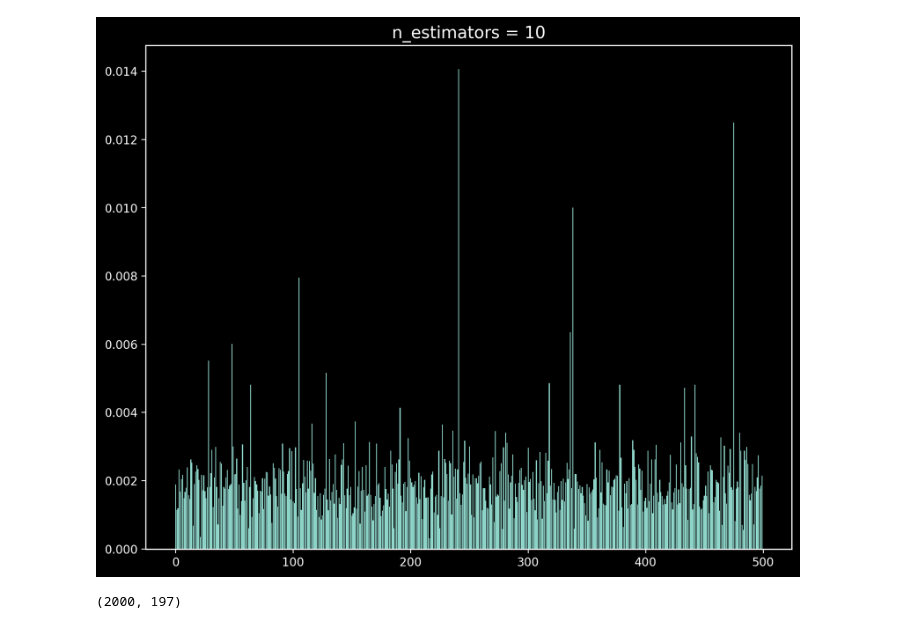
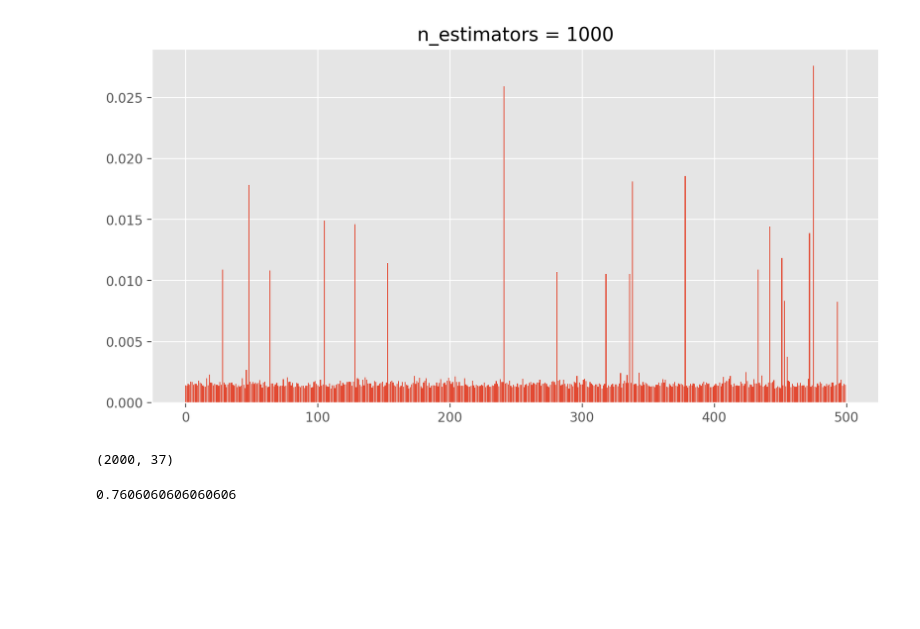
Before and after one commit to tryptofanik/feature_selection, a Jupyter notebook: Project.ipynb, the cells around one changed output. Drawn from its saved outputs; the diff is of its cells as text; code cells hidden in the pictures; blank space fills up the shorter version.

Commit message:
Added XGBoost + plots and intro and changed data loading

```diff
--- a/Project.ipynb
+++ b/Project.ipynb
@@ -1,4 +1,5 @@
 # %%
+from sklearn.model_selection import train_test_split
 import matplotlib as mpl
 import matplotlib.pyplot as plt
 from matplotlib import animation
@@ -6,44 +7,33 @@ import numpy as np
 import pandas as pd
 import io
 import requests
-mpl.rcParams['figure.figsize'] = (10,8)
+mpl.rcParams['figure.figsize'] = (10,5)
 mpl.rcParams['figure.dpi'] = 200
 mpl.rcParams['grid.color'] = 'b'
 plt.style.use(['dark_background'])
 # %%
 def read_from_url(dataset : str) -> (pd.DataFrame):
-    train_data = pd.read_csv(f'https://pages.mini.pw.edu.pl/~teisseyrep/TEACHING/AML/Project2/{dataset}_train.data', sep = ' ', header=None).iloc[:,:-1]
-    valid_data = pd.read_csv(f'https://pages.mini.pw.edu.pl/~teisseyrep/TEACHING/AML/Project2/{dataset}_valid.data', sep = ' ', header=None).iloc[:,:-1]
-    train_labels = pd.read_csv(f'https://pages.mini.pw.edu.pl/~teisseyrep/TEACHING/AML/Project2/{dataset}_train.labels', header=None)
+    train_data = pd.read_csv(f'https://pages.mini.pw.edu.pl/~teisseyrep/TEACHING/AML/Project2/{dataset}_train.data', sep = ' ', header=None).iloc[:,:-1].values
+    valid_data = pd.read_csv(f'https://pages.mini.pw.edu.pl/~teisseyrep/TEACHING/AML/Project2/{dataset}_valid.data', sep = ' ', header=None).iloc[:,:-1].values
+    train_labels = pd.read_csv(f'https://pages.mini.pw.edu.pl/~teisseyrep/TEACHING/AML/Project2/{dataset}_train.labels', header=None).values.ravel()
 
     return train_data, train_labels, valid_data
 # %%
 X, labels, valid = read_from_url('artificial')
+# %%
+X_train, X_test, y_train, y_test = train_test_split(X, labels, test_size=0.33, random_state=42)
 # %%
 from sklearn.ensemble import ExtraTreesClassifier
 from sklearn.feature_selection import SelectFromModel
 
-y = labels.values.ravel()
-clf = ExtraTreesClassifier(n_estimators=10)
-clf = clf.fit(X, y)
+clf = ExtraTreesClassifier(n_estimators=1000, criterion='gini', min_samples_split=10, max_features=100)
+clf = clf.fit(X_train, y_train)
 
 N = len(clf.feature_importances_)
 
 fig, ax=plt.subplots()
-ax.grid(False)
-
 plot = ax.bar(x=range(0,N),height=clf.feature_importances_)
-ax.set_title('n_estimators = 10')
-
-def animate(i):
-    y = labels.values.ravel()
-    clf = ExtraTreesClassifier(n_estimators=i+1)
-    clf = clf.fit(X, y)
-
-    for rect, weight in zip(plot, clf.feature_importances_):
-        rect.set_height(weight)
-        ax.set_title(f'n_estimators = {i+1}')
-
-anim = animation.FuncAnimation(fig,animate,frames=20,interval=1,blit=False,repeat=False)
+ax.set_title('n_estimators = 1000')
+plt.style.use(['ggplot'])
 # %% [output]
-[figure, old version]
+[figure, new version]
@@ -54,4 +42,8 @@ model = SelectFromModel(clf, prefit=True)
 selected_features = model.transform(X)
 selected_features.shape
 # %% [output]
-(2000, 197)
+(2000, 37)
+# %%
+(clf.predict(X_test) == y_test).mean()
+# %% [output]
+0.7606060606060606
```
Also changed, not shown: parts of 2 cells of this notebook, 13 other files.
